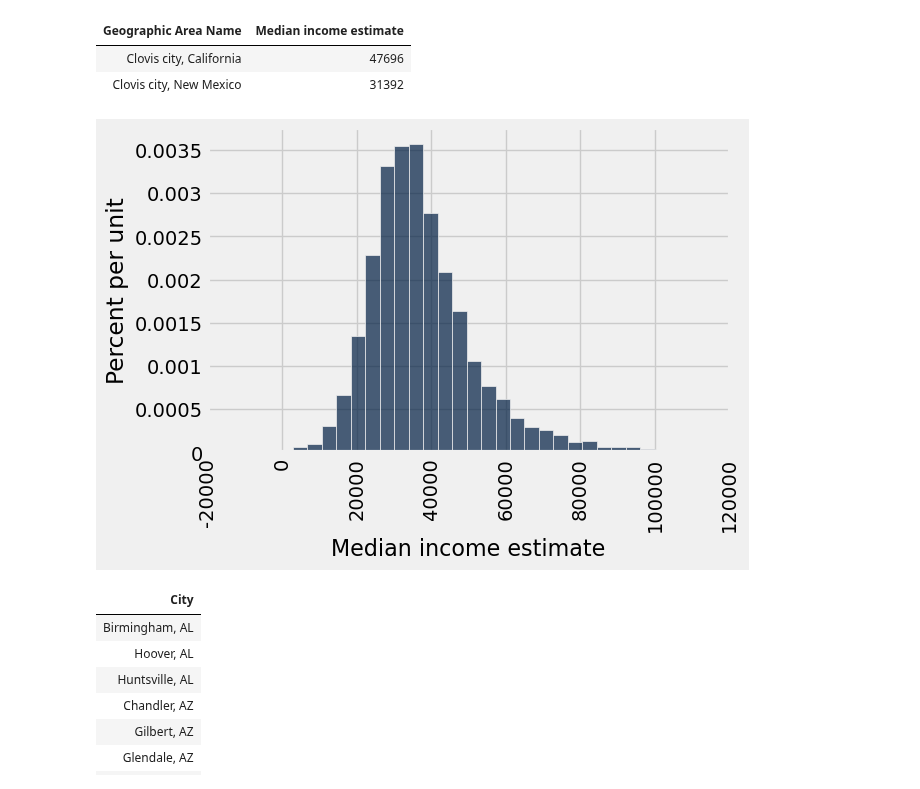
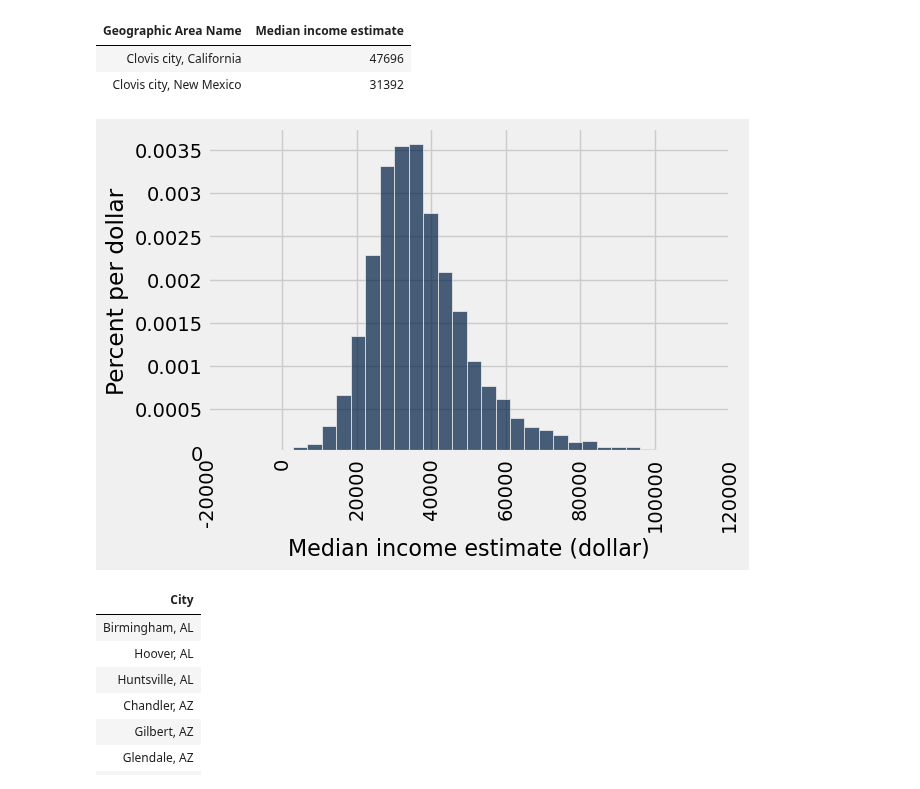
Before and after one commit to lawtonsclass/f24-code-from-class, a Jupyter notebook: data8-practice/final-review.ipynb, the cells around one changed output. Cells and saved outputs as stored; diff of their text form; code cells hidden in the pictures.

```diff
--- a/data8-practice/final-review.ipynb
+++ b/data8-practice/final-review.ipynb
@@ -49,9 +49,9 @@ def fix(x):
 
 income = income.with_column('Median income estimate', income.apply(fix, 1))
 # %%
-income.where(1, are.between_or_equal_to(0, 100000)).hist(1, bins=25)
+income.where(1, are.between_or_equal_to(0, 100000)).hist(1, bins=25, unit='dollar')
 # %% [output]
-[figure, old version]
+[figure, new version]
 # %%
 tjs = Table.read_table('data/trader-joes-locations-2025.csv')
 tjs
```
Also changed, not shown: parts of 1 cell of this notebook.
